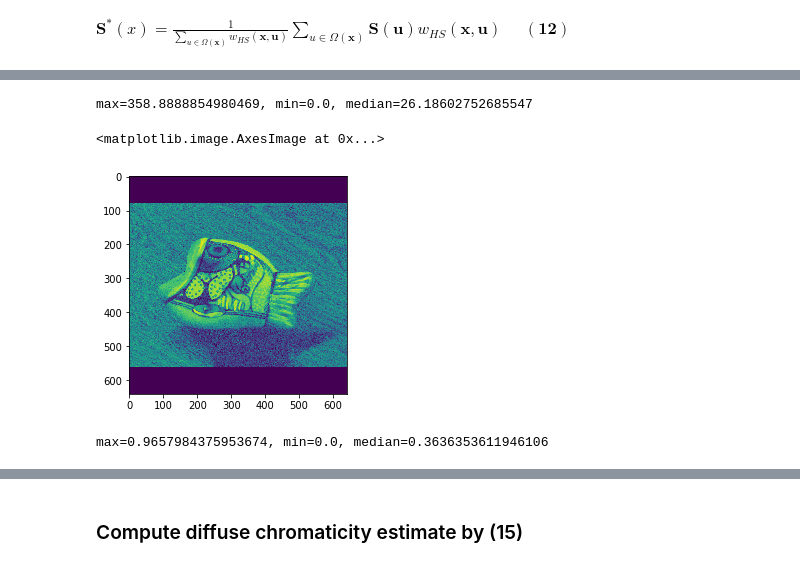
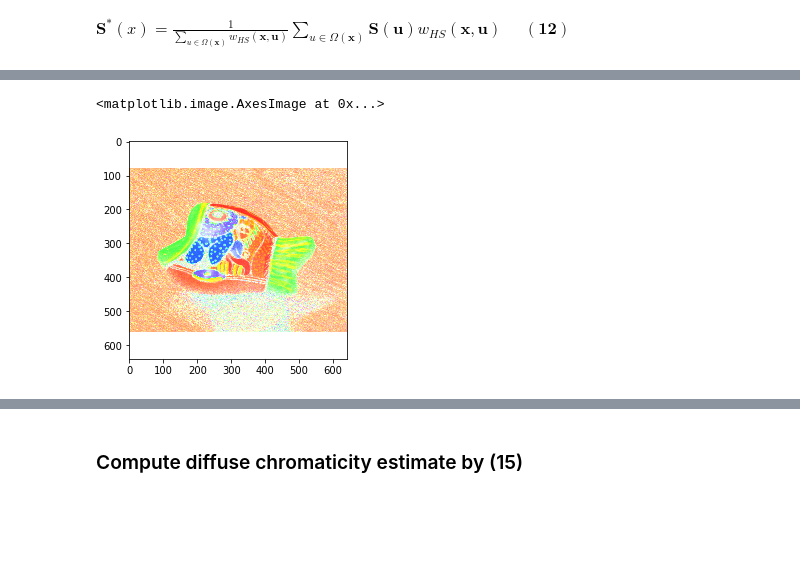
Before and after one commit to NikolaiSviridov/Specular-Highlight-Removal, a Jupyter notebook: single_image/Artusi_A_et_al/python/clean.ipynb, the cells around one changed output, grey strips where cells are left out. Saved outputs shown, nothing was run; the diff lists cells and outputs as text; code cells hidden in the pictures; blank space fills up the shorter version.

```diff
--- a/single_image/Artusi_A_et_al/python/clean.ipynb
+++ b/single_image/Artusi_A_et_al/python/clean.ipynb
@@ -228,13 +196,12 @@ plt.imshow(H_11)
-# %%
-print_max_min_median(H_11)
-# %% [output]
-max=358.8888854980469, min=0.0, median=26.18602752685547
-# %%
-plt.imshow(S_12)
-# %% [output]
-<matplotlib.image.AxesImage at 0x...>
-[figure, removed]
-# %%
-print_max_min_median(S_12)
-# %% [output]
-max=0.9657984375953674, min=0.0, median=0.3636353611946106
+# %%
+O = np.ones(H.shape).astype('float32')
+_hsv_new =  cv2.merge([H_11, S_12, O])
+# _hsv_new =  cv2.merge([H_11, S_12, V])
+# _hsv_new =  cv2.merge([H * H_11,S* S_12, V])
+# _hsv_new =  cv2.merge([H,S, V])
+# %%
+rgb_new_hsv = cv2.cvtColor((_hsv_new * 255).astype('uint8'), cv2.COLOR_HSV2RGB)
+plt.imshow(rgb_new_hsv)
+# %% [output]
+<matplotlib.image.AxesImage at 0x...>
+[figure, added]
```
Also changed, not shown: parts of 40 cells of this notebook.
